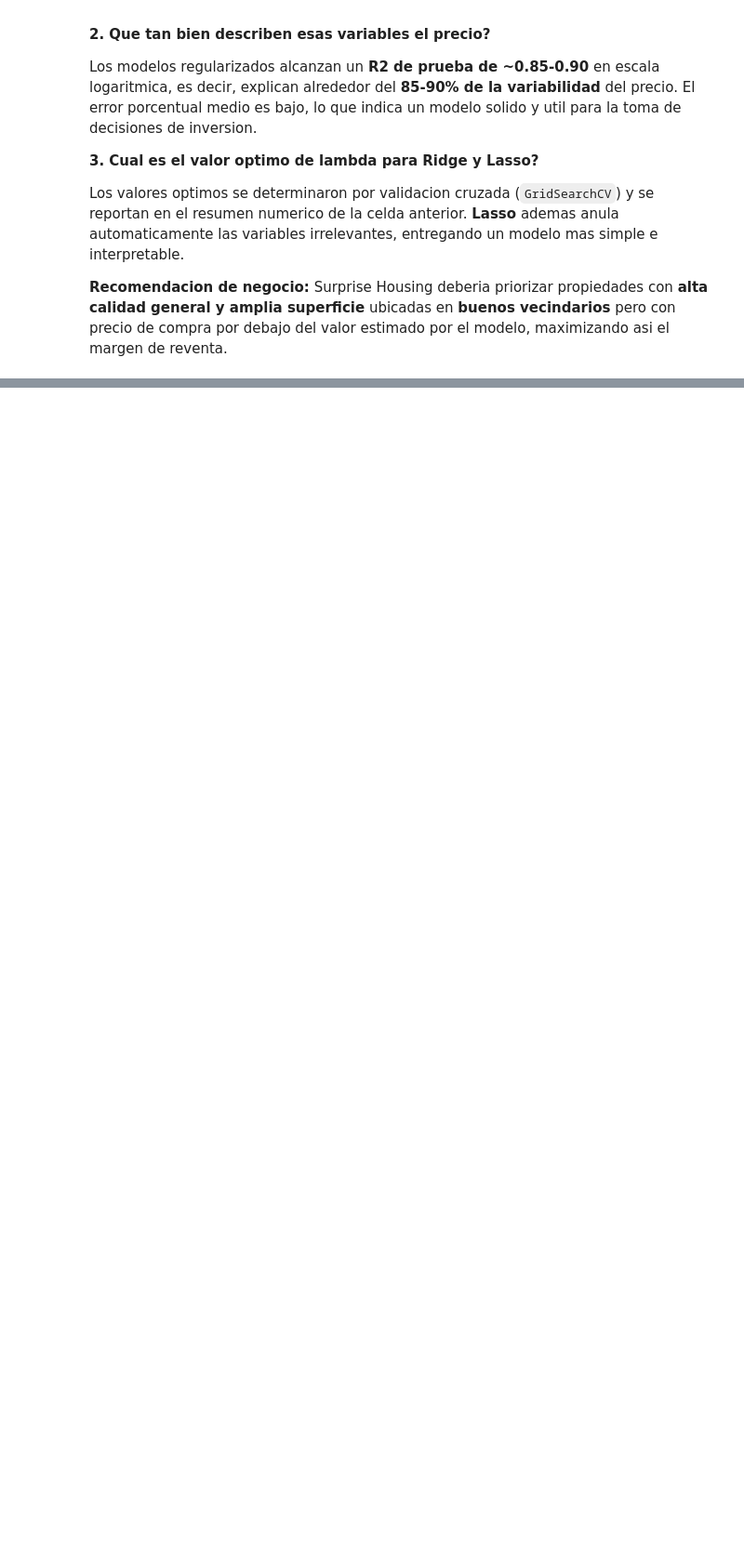
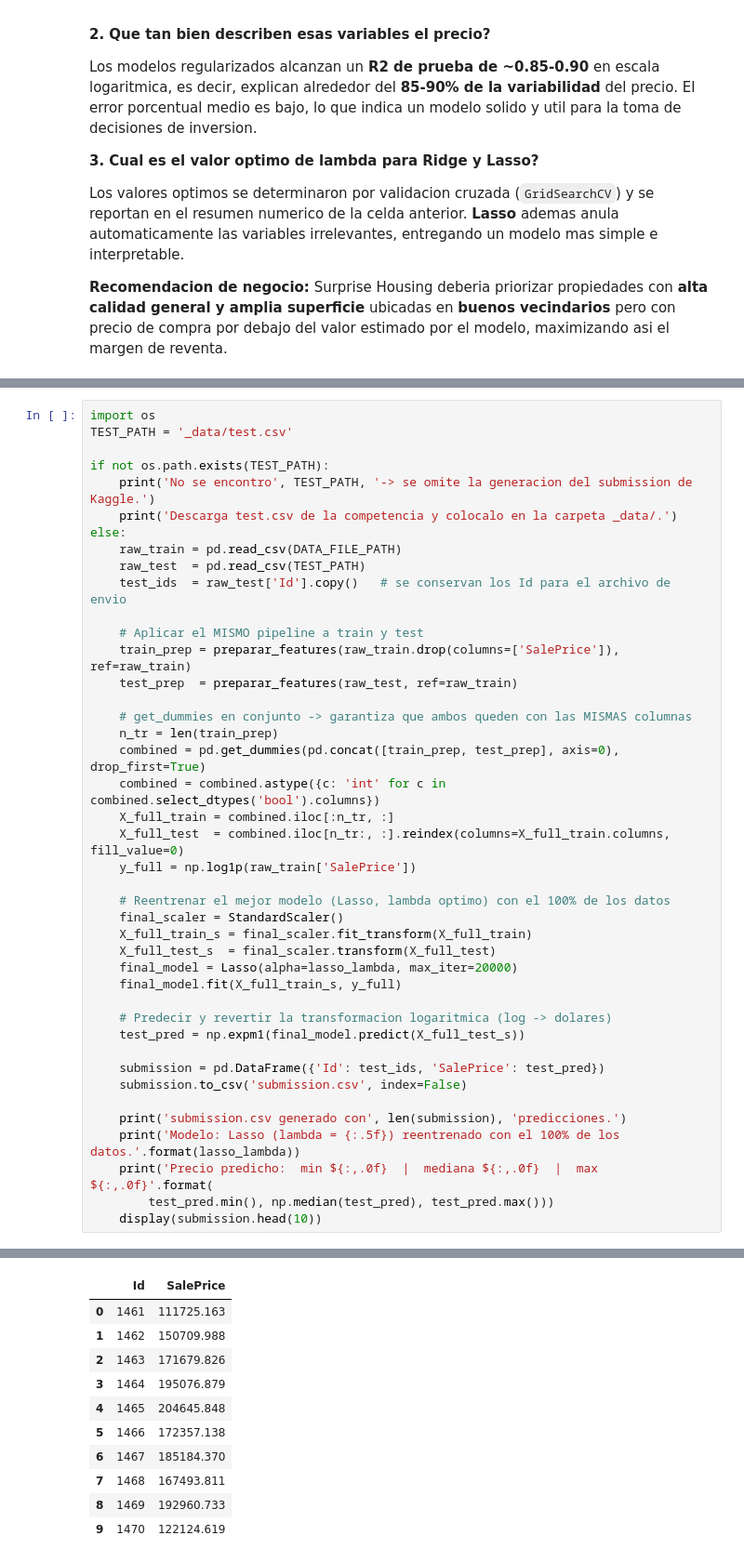
Before and after one commit to dtarqui/SubProyecto_Regresion, a Jupyter notebook: MFSDv1p1_Regresion Avanzada con PyCaret.ipynb, the cells around one changed output, grey strips where cells are left out. Shown at 93% size. Cells and saved outputs as stored; diff of their text form; blank space fills up the shorter version.

Commit message:
feat: Validacion cruzada K-Fold y envio a Kaggle (submission.csv), README actualizado

```diff
--- a/MFSDv1p1_Regresion Avanzada con PyCaret.ipynb
+++ b/MFSDv1p1_Regresion Avanzada con PyCaret.ipynb
@@ -1028,0 +1133,43 @@ compra por debajo del valor estimado por el modelo, maximizando asi el margen de
+# %%
+import os
+TEST_PATH = '_data/test.csv'
+
+if not os.path.exists(TEST_PATH):
+    print('No se encontro', TEST_PATH, '-> se omite la generacion del submission de Kaggle.')
+    print('Descarga test.csv de la competencia y colocalo en la carpeta _data/.')
+else:
+    raw_train = pd.read_csv(DATA_FILE_PATH)
+    raw_test  = pd.read_csv(TEST_PATH)
+    test_ids  = raw_test['Id'].copy()   # se conservan los Id para el archivo de envio
+
+    # Aplicar el MISMO pipeline a train y test
+    train_prep = preparar_features(raw_train.drop(columns=['SalePrice']), ref=raw_train)
+    test_prep  = preparar_features(raw_test, ref=raw_train)
+
+    # get_dummies en conjunto -> garantiza que ambos queden con las MISMAS columnas
+    n_tr = len(train_prep)
+    combined = pd.get_dummies(pd.concat([train_prep, test_prep], axis=0), drop_first=True)
+    combined = combined.astype({c: 'int' for c in combined.select_dtypes('bool').columns})
+    X_full_train = combined.iloc[:n_tr, :]
+    X_full_test  = combined.iloc[n_tr:, :].reindex(columns=X_full_train.columns, fill_value=0)
+    y_full = np.log1p(raw_train['SalePrice'])
+
+    # Reentrenar el mejor modelo (Lasso, lambda optimo) con el 100% de los datos
+    final_scaler = StandardScaler()
+    X_full_train_s = final_scaler.fit_transform(X_full_train)
+    X_full_test_s  = final_scaler.transform(X_full_test)
+    final_model = Lasso(alpha=lasso_lambda, max_iter=20000)
+    final_model.fit(X_full_train_s, y_full)
+
+    # Predecir y revertir la transformacion logaritmica (log -> dolares)
+    test_pred = np.expm1(final_model.predict(X_full_test_s))
+
+    submission = pd.DataFrame({'Id': test_ids, 'SalePrice': test_pred})
+    submission.to_csv('submission.csv', index=False)
+
+    print('submission.csv generado con', len(submission), 'predicciones.')
+    print('Modelo: Lasso (lambda = {:.5f}) reentrenado con el 100% de los datos.'.format(lasso_lambda))
+    print('Precio predicho:  min ${:,.0f}  |  mediana ${:,.0f}  |  max ${:,.0f}'.format(
+        test_pred.min(), np.median(test_pred), test_pred.max()))
+    display(submission.head(10))
+# %% [output]
@@ -1028,0 +1179,11 @@ compra por debajo del valor estimado por el modelo, maximizando asi el margen de
+|  | Id | SalePrice |
+| 0 | 1461 | 111725.163 |
+| 1 | 1462 | 150709.988 |
+| 2 | 1463 | 171679.826 |
+| 3 | 1464 | 195076.879 |
+| 4 | 1465 | 204645.848 |
+| 5 | 1466 | 172357.138 |
+| 6 | 1467 | 185184.370 |
+| 7 | 1468 | 167493.811 |
+| 8 | 1469 | 192960.733 |
+| 9 | 1470 | 122124.619 |
```
Also changed, not shown: parts of 9 cells of this notebook, 3 other files.
